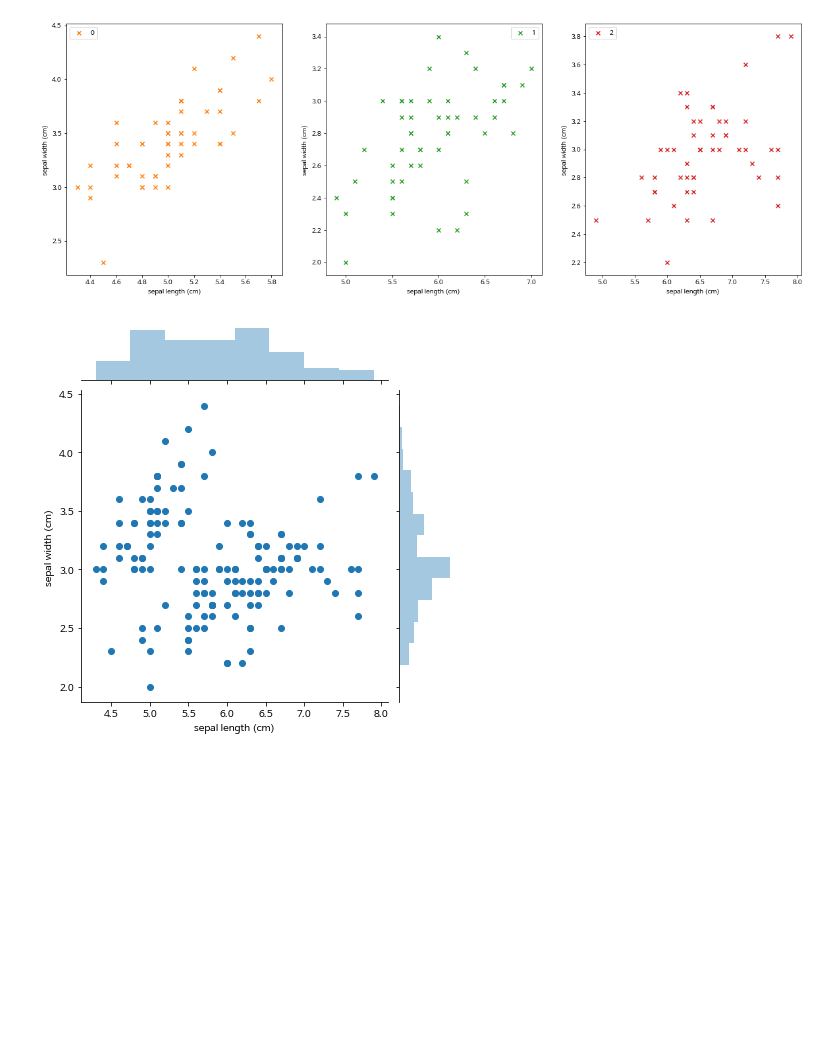
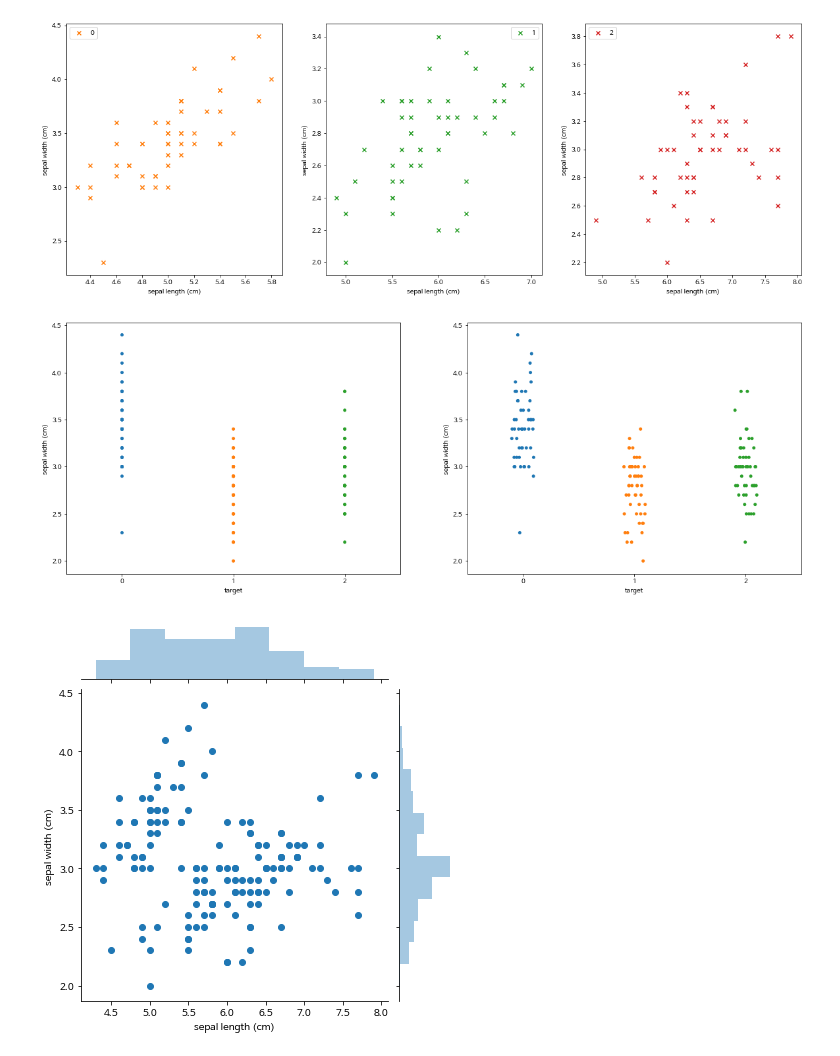
Before and after one commit to Kaggle-Korea-Study-Sanbon/kaggle-sanbon, a Jupyter notebook: week5/박지훈_Scatter_plot.ipynb, the cells around one changed output. Saved outputs shown, nothing was run; the diff lists cells and outputs as text; code cells hidden in the pictures; blank space fills up the shorter version.

Commit message:
scatter_plot

```diff
--- a/week5/박지훈_Scatter_plot.ipynb
+++ b/week5/박지훈_Scatter_plot.ipynb
@@ -117,6 +117,15 @@ for idx, val in enumerate(pd.unique(df.target)):
 plt.show()
 # %% [output]
 [figure]
+# %%
+# jitter
+fig, ax = plt.subplots(1, 2, figsize=(20, 7))
+# fig.set_size_inches(20, 10)
+sns.stripplot(x="target", y="sepal width (cm)", jitter=False, data=df, ax=ax[0])
+sns.stripplot(x="target", y="sepal width (cm)", jitter=True, data=df, ax=ax[1])
+plt.show()
+# %% [output]
+[figure, added]
 # %%
 # joint plot
 sns.jointplot(x="sepal length (cm)", y="sepal width (cm)", data=df)
```
Also changed, not shown: parts of 5 cells of this notebook.
